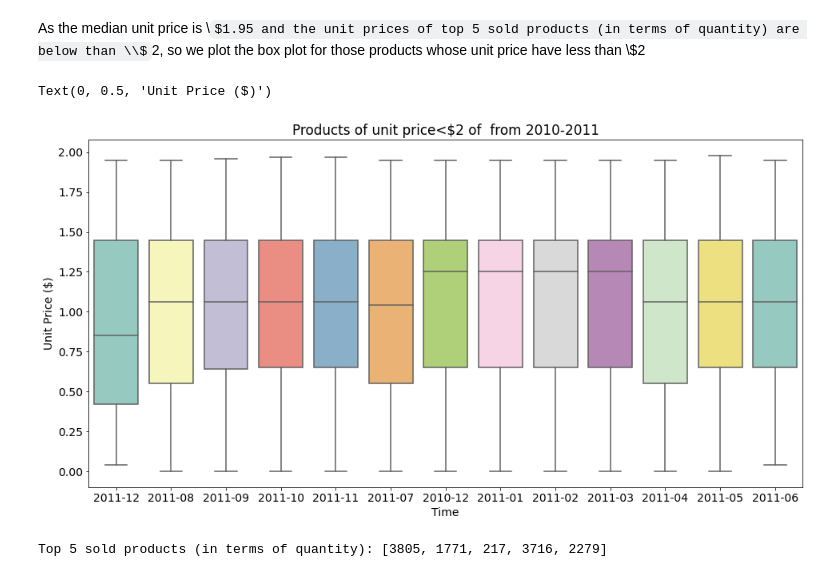
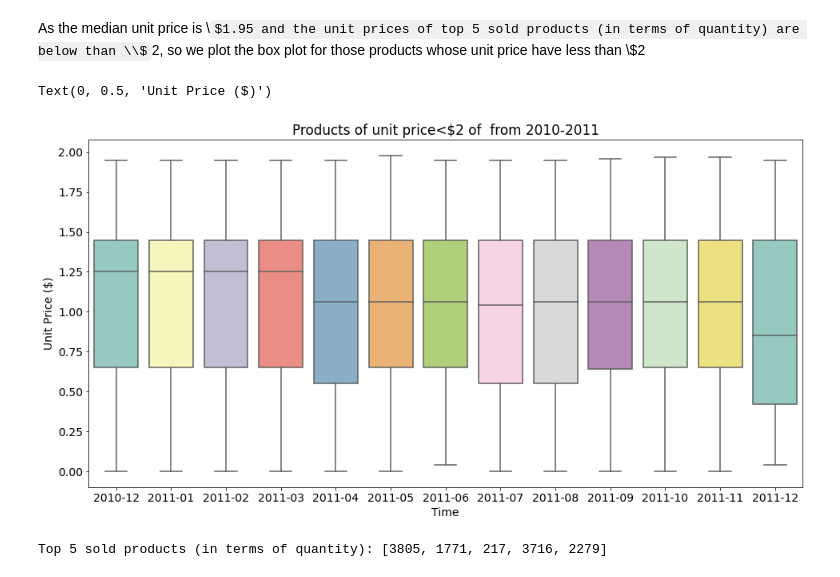
Before and after one commit to Aukerul-Shuvo/DAAS_Retail, a Jupyter notebook: notebook/Diagnostic Analysis.ipynb, the cells around one changed output. Saved outputs shown, nothing was run; the diff lists cells and outputs as text; code cells hidden in the pictures; some formulas as TeX source.

```diff
--- a/notebook/Diagnostic Analysis.ipynb
+++ b/notebook/Diagnostic Analysis.ipynb
@@ -292,12 +292,14 @@ print(product_infos['unitprice'].max(),
 As the median unit price is \\$1.95 and the unit prices of top 5 sold products (in terms of quantity) are below than \\$2, so we plot the box plot for those products whose unit price have less than \\$2
 # %%
 plt.title("Products of unit price<$2 of  from 2010-2011")
-sns.boxplot(x="year_month", y="unitprice", data=product_infos[product_infos['unitprice']<2], palette="Set3")
+sns.boxplot(x="year_month", y="unitprice",
+            data=product_infos[product_infos['unitprice']<2].sort_values(['year_month'], ascending=[True]),
+            palette="Set3")
 plt.xlabel("Time")
 plt.ylabel("Unit Price ($)")
 # %% [output]
 Text(0, 0.5, 'Unit Price ($)')
-[figure, old version]
+[figure, new version]
 # %%
 print('Top 5 sold products (in terms of quantity):', top_5_products_in_2010_2011)
 
```
Also changed, not shown: parts of 1 cell of this notebook.
